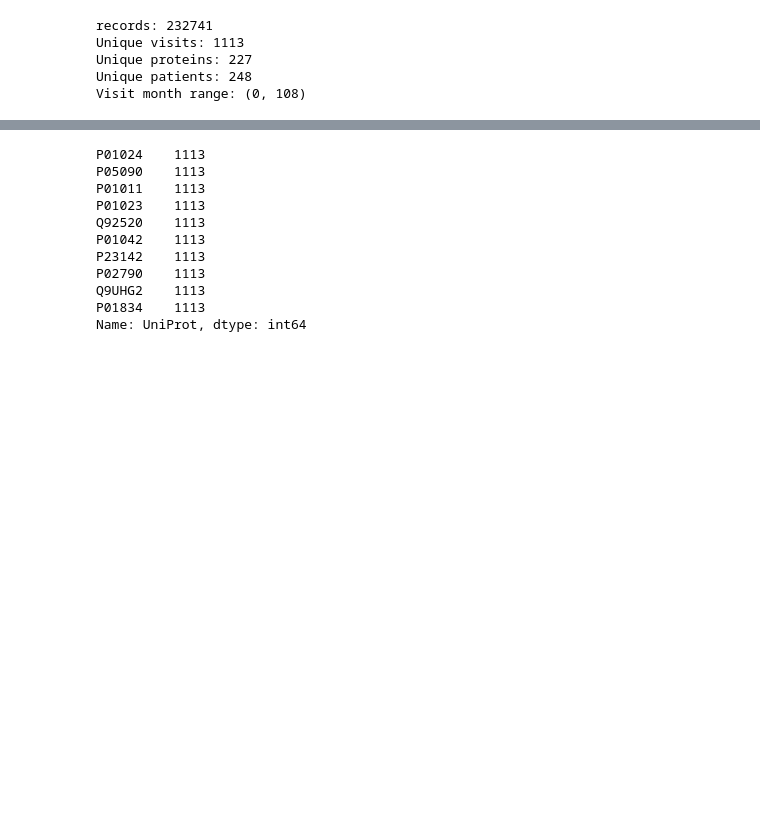
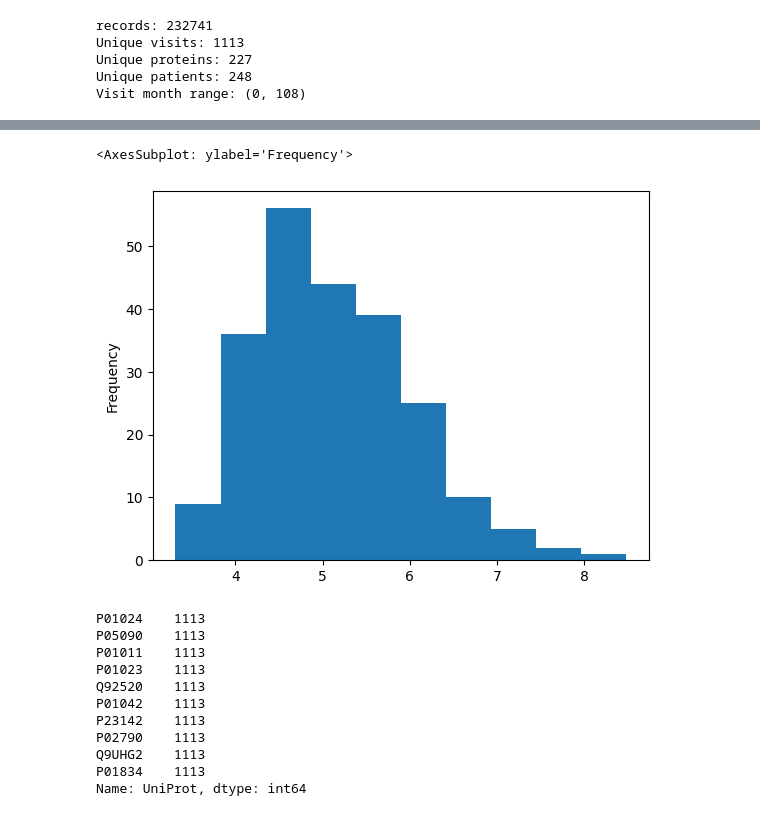
Before and after one commit to prithvidasgupta/si-618-parkinson-prediction, a Jupyter notebook: main.ipynb, the cells around one changed output, grey strips where cells are left out. Drawn from its saved outputs; the diff is of its cells as text; code cells hidden in the pictures; blank space fills up the shorter version.

```diff
--- a/main.ipynb
+++ b/main.ipynb
@@ -89,3 +285,8 @@ protein_npx_mean
+# %%
+np.log10(protein_npx_mean['NPX']).plot.hist()
+# %% [output]
+<AxesSubplot: ylabel='Frequency'>
+[figure, added]
 # %%
 proteins_data['UniProt'].value_counts().head(10)
 # %% [output]
```
Also changed, not shown: parts of 27 cells of this notebook.
